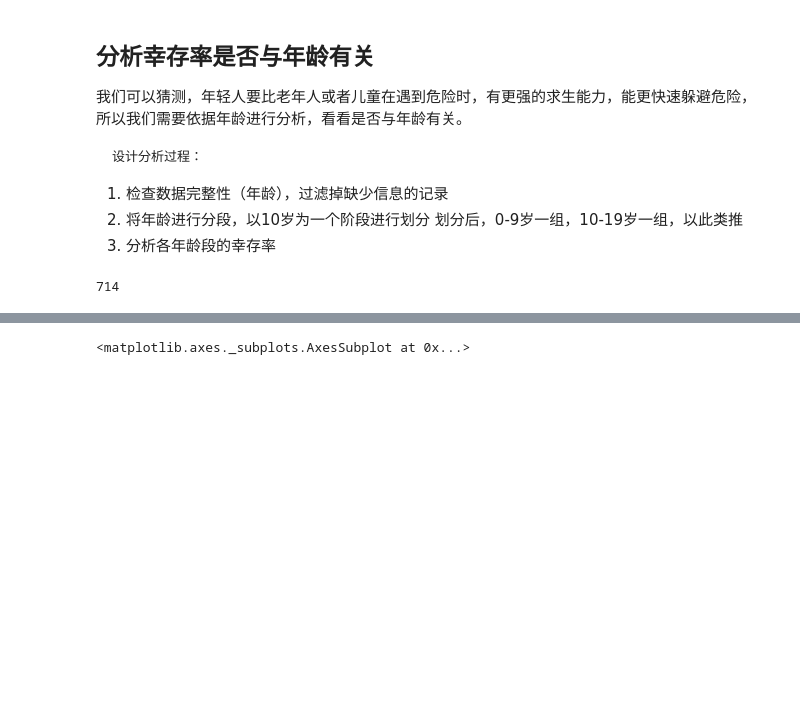
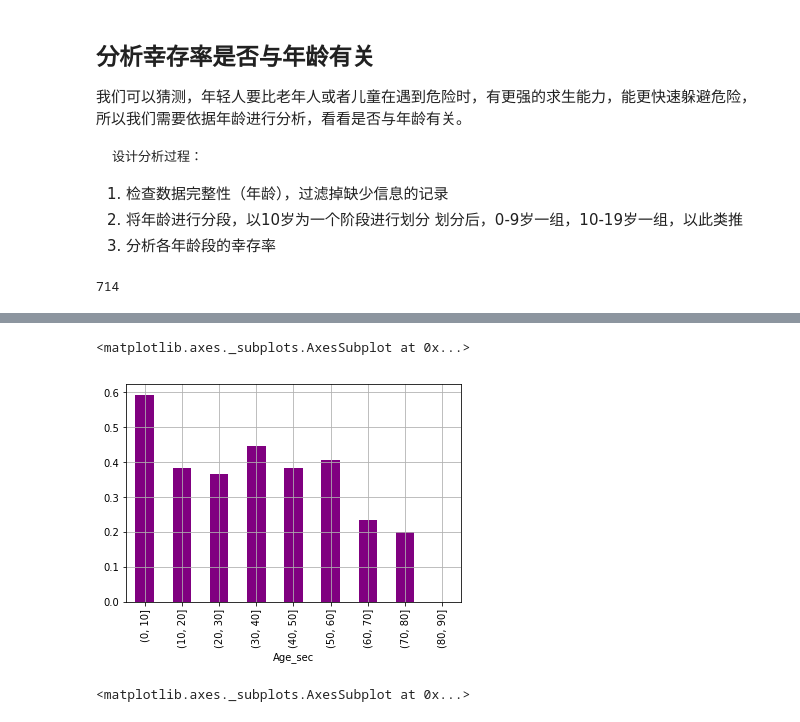
Before and after one commit to niushuai1991/part4project, a Jupyter notebook: part4.ipynb, the cells around one changed output, grey strips where cells are left out. Cells and saved outputs as stored; diff of their text form; code cells hidden in the pictures; blank space fills up the shorter version.

```diff
--- a/part4.ipynb
+++ b/part4.ipynb
@@ -141 +107,8 @@ See the caveats in the documentation: http://pandas.pydata.org/pandas-docs/stabl
+# %%
+# 展示各年龄段的幸存比例
+df['Age_sec'] = pd.cut(df['Age'], bins=range(0,91,10), precision=0)
+df.groupby('Age_sec')['Survived'].mean().plot(kind='bar', grid=True, color='purple')
+# %% [output]
+<matplotlib.axes._subplots.AxesSubplot at 0x...>
+[figure, added]
 # %%
```
Also changed, not shown: parts of 8 cells of this notebook.
